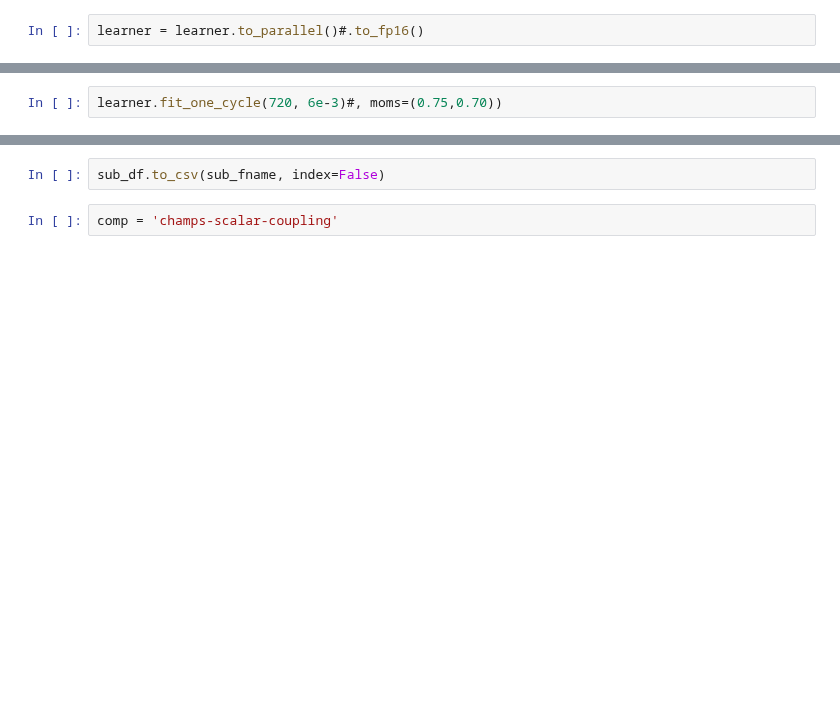
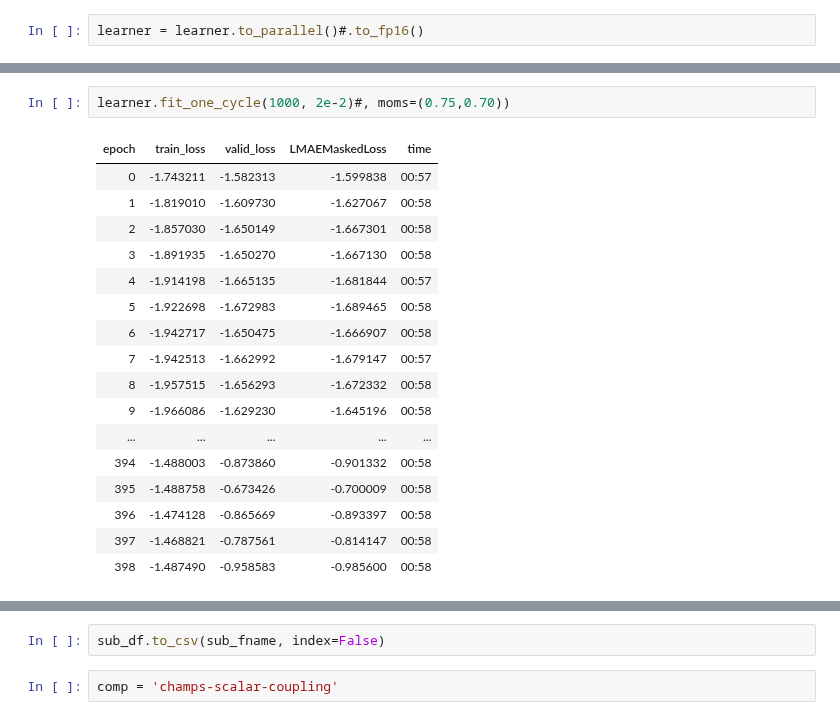
Before and after one commit to antorsae/champs-scalar-coupling, a Jupyter notebook: cloud.ipynb, the cells around one changed output, grey strips where cells are left out. Drawn from its saved outputs; the diff is of its cells as text; blank space fills up the shorter version.

```diff
--- a/cloud.ipynb
+++ b/cloud.ipynb
@@ -664,4 +677,22 @@ learner.recorder.plot(suggestion=True)
 # %%
-learner.fit_one_cycle(720, 6e-3)#, moms=(0.75,0.70))
+learner.fit_one_cycle(1000, 2e-2)#, moms=(0.75,0.70))
+# %% [output]
+| epoch | train_loss | valid_loss | LMAEMaskedLoss | time |
+| 0 | -1.743211 | -1.582313 | -1.599838 | 00:57 |
+| 1 | -1.819010 | -1.609730 | -1.627067 | 00:58 |
+| 2 | -1.857030 | -1.650149 | -1.667301 | 00:58 |
+| 3 | -1.891935 | -1.650270 | -1.667130 | 00:58 |
+| 4 | -1.914198 | -1.665135 | -1.681844 | 00:57 |
+| 5 | -1.922698 | -1.672983 | -1.689465 | 00:58 |
+| 6 | -1.942717 | -1.650475 | -1.666907 | 00:58 |
+| 7 | -1.942513 | -1.662992 | -1.679147 | 00:57 |
+| 8 | -1.957515 | -1.656293 | -1.672332 | 00:58 |
+| 9 | -1.966086 | -1.629230 | -1.645196 | 00:58 |
+| ... | ... | ... | ... | ... |
+| 394 | -1.488003 | -0.873860 | -0.901332 | 00:58 |
+| 395 | -1.488758 | -0.673426 | -0.700009 | 00:58 |
+| 396 | -1.474128 | -0.865669 | -0.893397 | 00:58 |
+| 397 | -1.468821 | -0.787561 | -0.814147 | 00:58 |
+| 398 | -1.487490 | -0.958583 | -0.985600 | 00:58 |
 # %%
 learner.recorder.plot_lr(show_moms=True)
```
Also changed, not shown: parts of 18 cells of this notebook, 1 other file.
